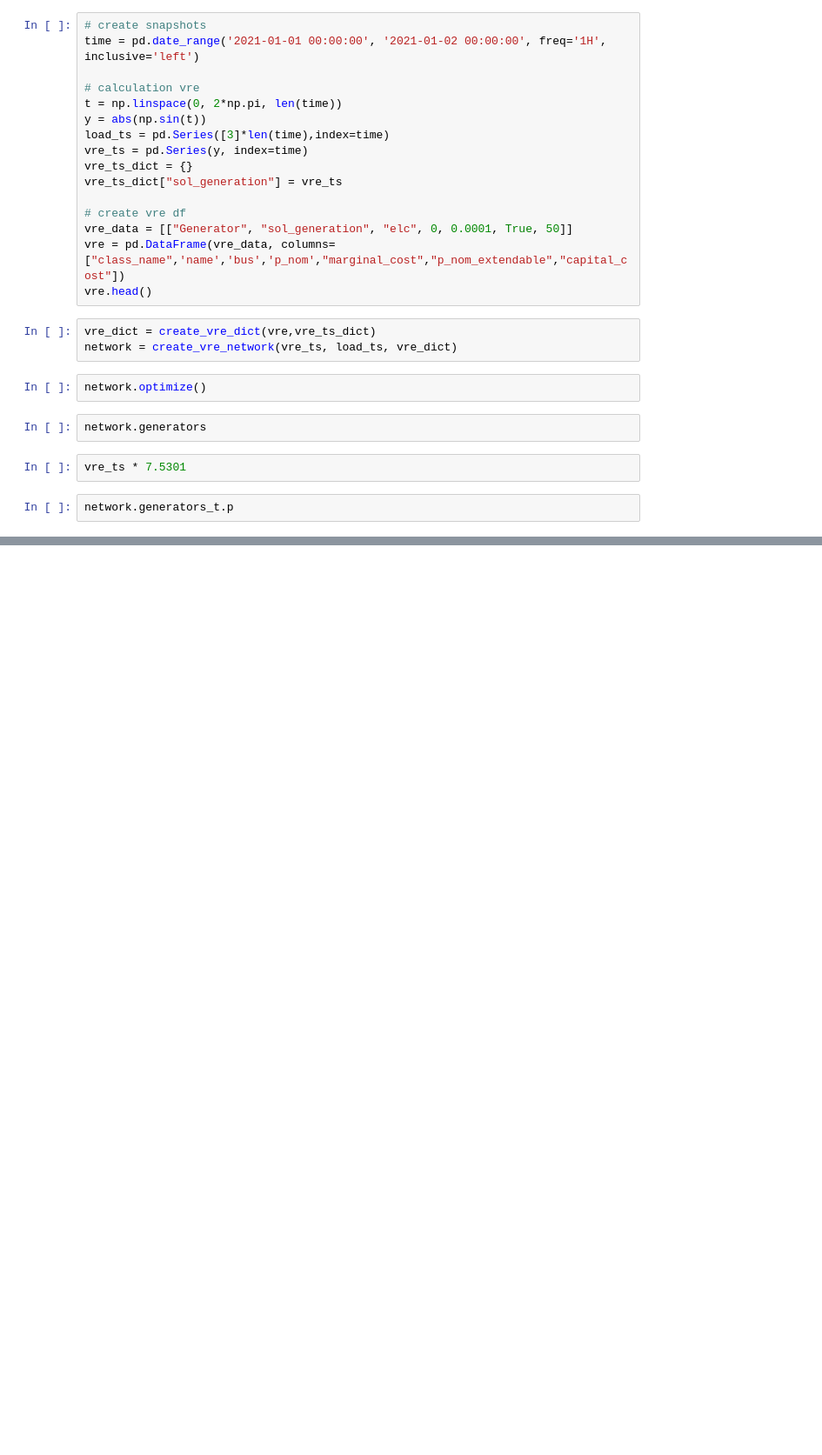
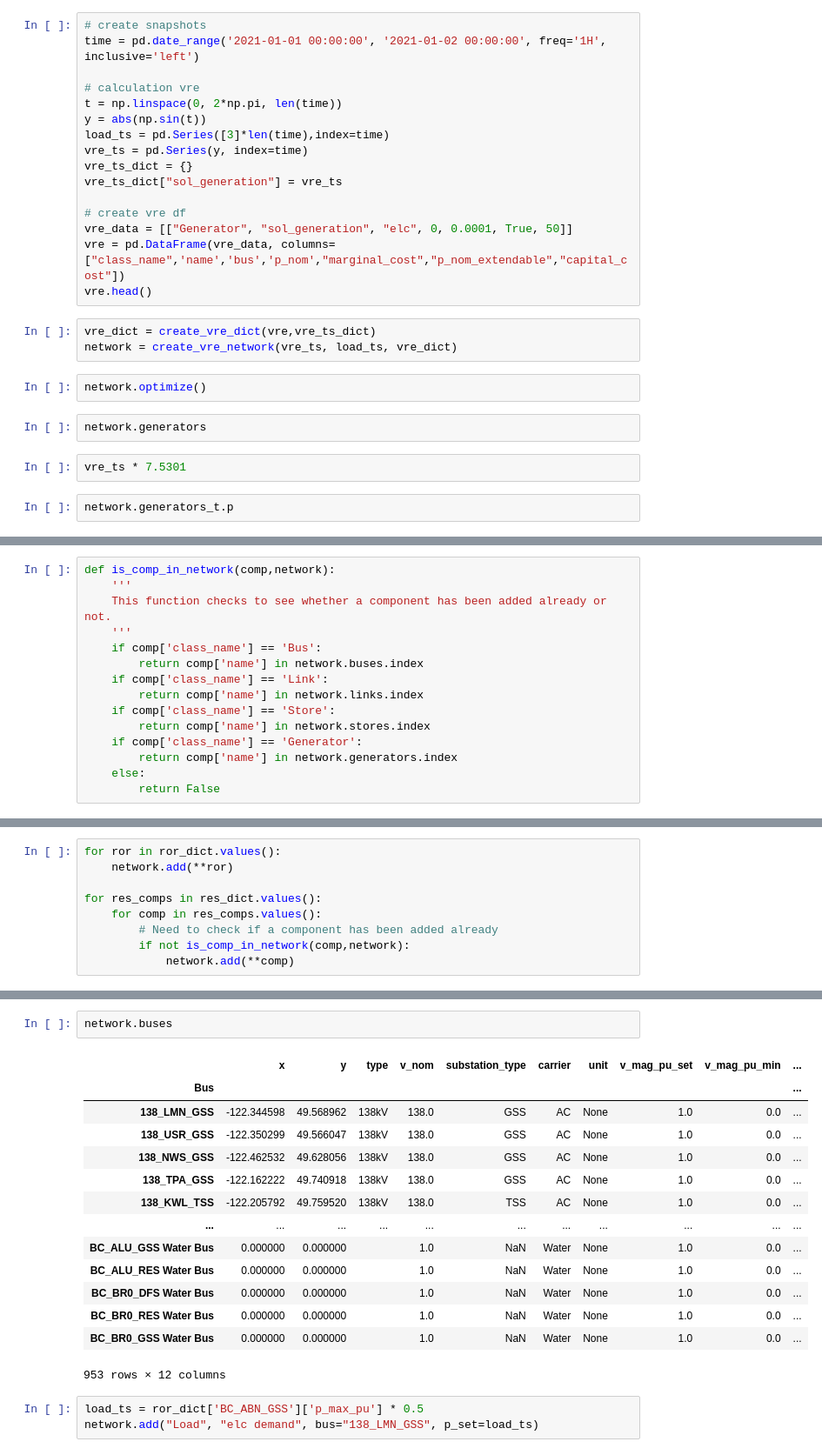
Before and after one commit to DeltaE/PyPSA_BC, a Jupyter notebook: notebooks/playground.ipynb, the cells around one changed output, grey strips where cells are left out. Shown: that part at 87% size. Saved outputs shown, nothing was run; the diff lists cells and outputs as text; blank space fills up the shorter version.

```diff
--- a/notebooks/playground.ipynb
+++ b/notebooks/playground.ipynb
@@ -529,0 +496,15 @@ temp[temp.index == "BC_ALH_GSS"].iloc[0]['component_id']
+# %%
+def is_comp_in_network(comp,network):
+    '''
+    This function checks to see whether a component has been added already or not.
+    '''
+    if comp['class_name'] == 'Bus':
+        return comp['name'] in network.buses.index
+    if comp['class_name'] == 'Link':
+        return comp['name'] in network.links.index
+    if comp['class_name'] == 'Store':
+        return comp['name'] in network.stores.index
+    if comp['class_name'] == 'Generator':
+        return comp['name'] in network.generators.index
+    else:
+        return False
@@ -529,0 +541,9 @@ temp[temp.index == "BC_ALH_GSS"].iloc[0]['component_id']
+# %%
+for ror in ror_dict.values():
+    network.add(**ror)
+
+for res_comps in res_dict.values():
+    for comp in res_comps.values():
+        # Need to check if a component has been added already
+        if not is_comp_in_network(comp,network):
+            network.add(**comp)
@@ -529,0 +641,20 @@ temp[temp.index == "BC_ALH_GSS"].iloc[0]['component_id']
+# %%
+network.buses
+# %% [output]
+|  | x | y | type | v_nom | substation_type | carrier | unit | v_mag_pu_set | v_mag_pu_min | ... |
+| Bus |  |  |  |  |  |  |  |  |  | ... |
+| 138_LMN_GSS | -122.344598 | 49.568962 | 138kV | 138.0 | GSS | AC | None | 1.0 | 0.0 | ... |
+| 138_USR_GSS | -122.350299 | 49.566047 | 138kV | 138.0 | GSS | AC | None | 1.0 | 0.0 | ... |
+| 138_NWS_GSS | -122.462532 | 49.628056 | 138kV | 138.0 | GSS | AC | None | 1.0 | 0.0 | ... |
+| 138_TPA_GSS | -122.162222 | 49.740918 | 138kV | 138.0 | GSS | AC | None | 1.0 | 0.0 | ... |
+| 138_KWL_TSS | -122.205792 | 49.759520 | 138kV | 138.0 | TSS | AC | None | 1.0 | 0.0 | ... |
+| ... | ... | ... | ... | ... | ... | ... | ... | ... | ... | ... |
+| BC_ALU_GSS Water Bus | 0.000000 | 0.000000 |  | 1.0 | NaN | Water | None | 1.0 | 0.0 | ... |
+| BC_ALU_RES Water Bus | 0.000000 | 0.000000 |  | 1.0 | NaN | Water | None | 1.0 | 0.0 | ... |
+| BC_BR0_DFS Water Bus | 0.000000 | 0.000000 |  | 1.0 | NaN | Water | None | 1.0 | 0.0 | ... |
+| BC_BR0_RES Water Bus | 0.000000 | 0.000000 |  | 1.0 | NaN | Water | None | 1.0 | 0.0 | ... |
+| BC_BR0_GSS Water Bus | 0.000000 | 0.000000 |  | 1.0 | NaN | Water | None | 1.0 | 0.0 | ... |
+953 rows × 12 columns
+# %%
+load_ts = ror_dict['BC_ABN_GSS']['p_max_pu'] * 0.5
+network.add("Load", "elc demand", bus="138_LMN_GSS", p_set=load_ts)
```
Also changed, not shown: parts of 26 cells of this notebook, 8 other files.
